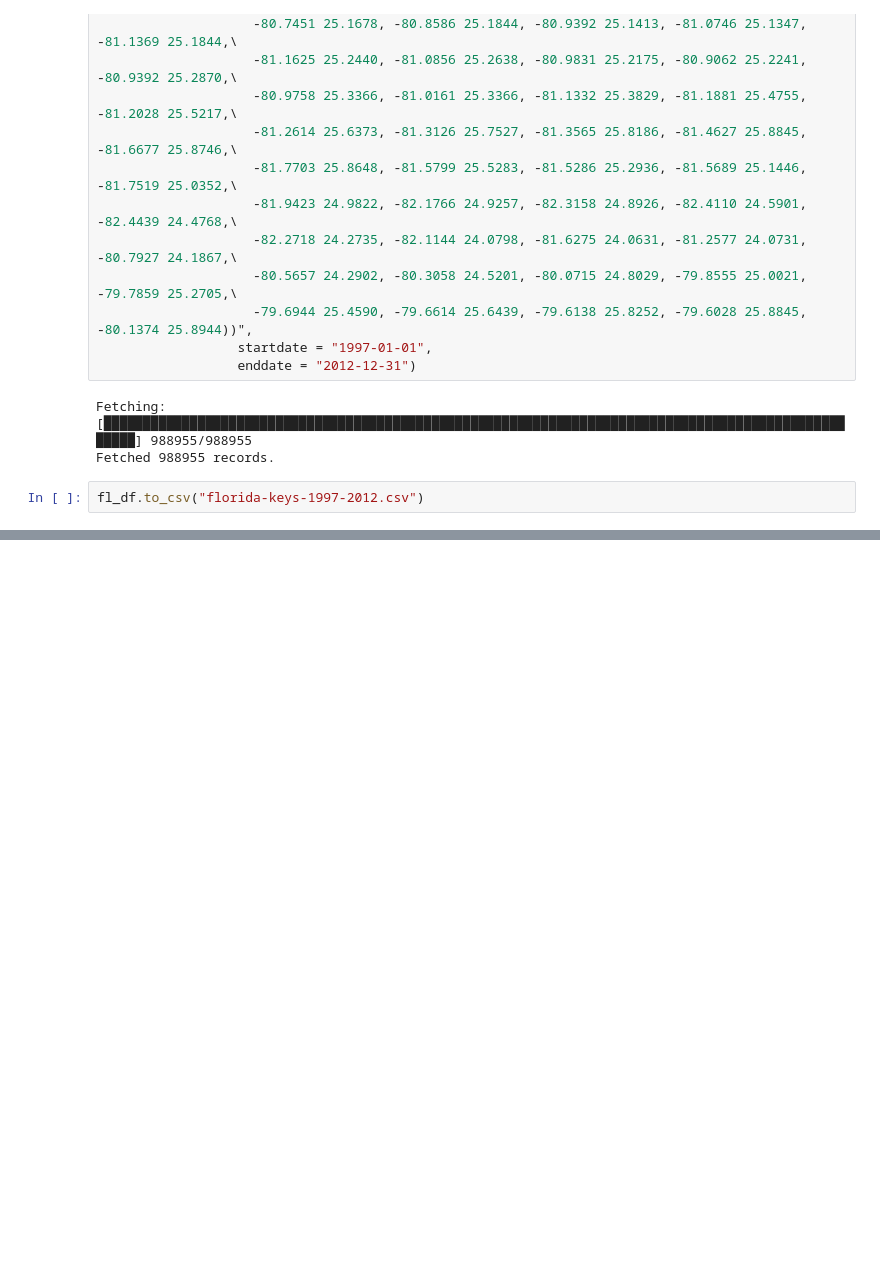
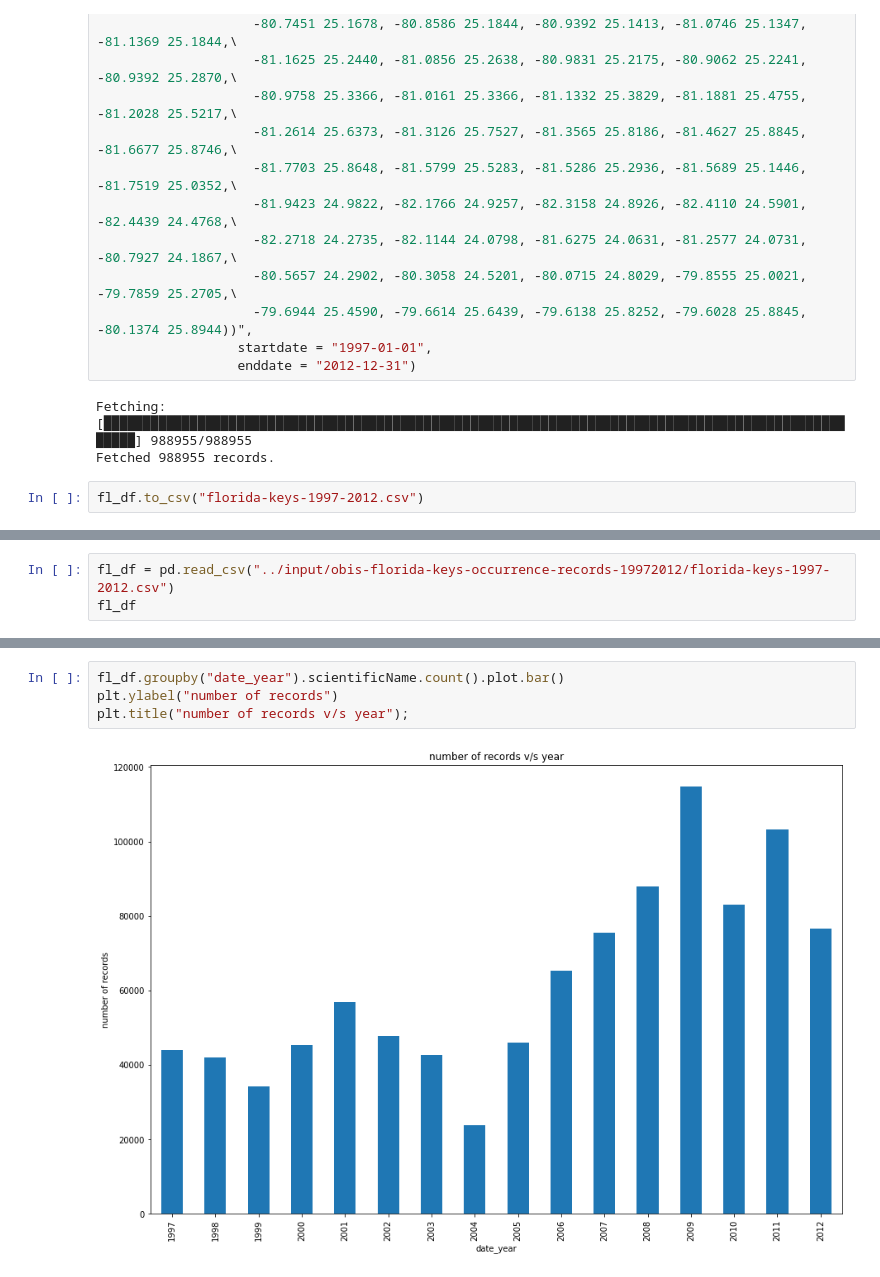
Before and after one commit to ayushanand18/obis-research, a Jupyter notebook: notebooks/roi-investigation.ipynb, the cells around one changed output, grey strips where cells are left out. Drawn from its saved outputs; the diff is of its cells as text; blank space fills up the shorter version.

Commit message:
taxonmic distribution + year distribution

```diff
--- a/notebooks/roi-investigation.ipynb
+++ b/notebooks/roi-investigation.ipynb
@@ -101,0 +104,3 @@ Let's save this csv data file to kaggle storage, and commit this notebook so tha
+# %%
+fl_df = pd.read_csv("../input/obis-florida-keys-occurrence-records-19972012/florida-keys-1997-2012.csv")
+fl_df
@@ -101,0 +131,6 @@ Let's save this csv data file to kaggle storage, and commit this notebook so tha
+# %%
+fl_df.groupby("date_year").scientificName.count().plot.bar()
+plt.ylabel("number of records")
+plt.title("number of records v/s year");
+# %% [output]
+[figure, added]
```
Also changed, not shown: parts of 9 cells of this notebook.
